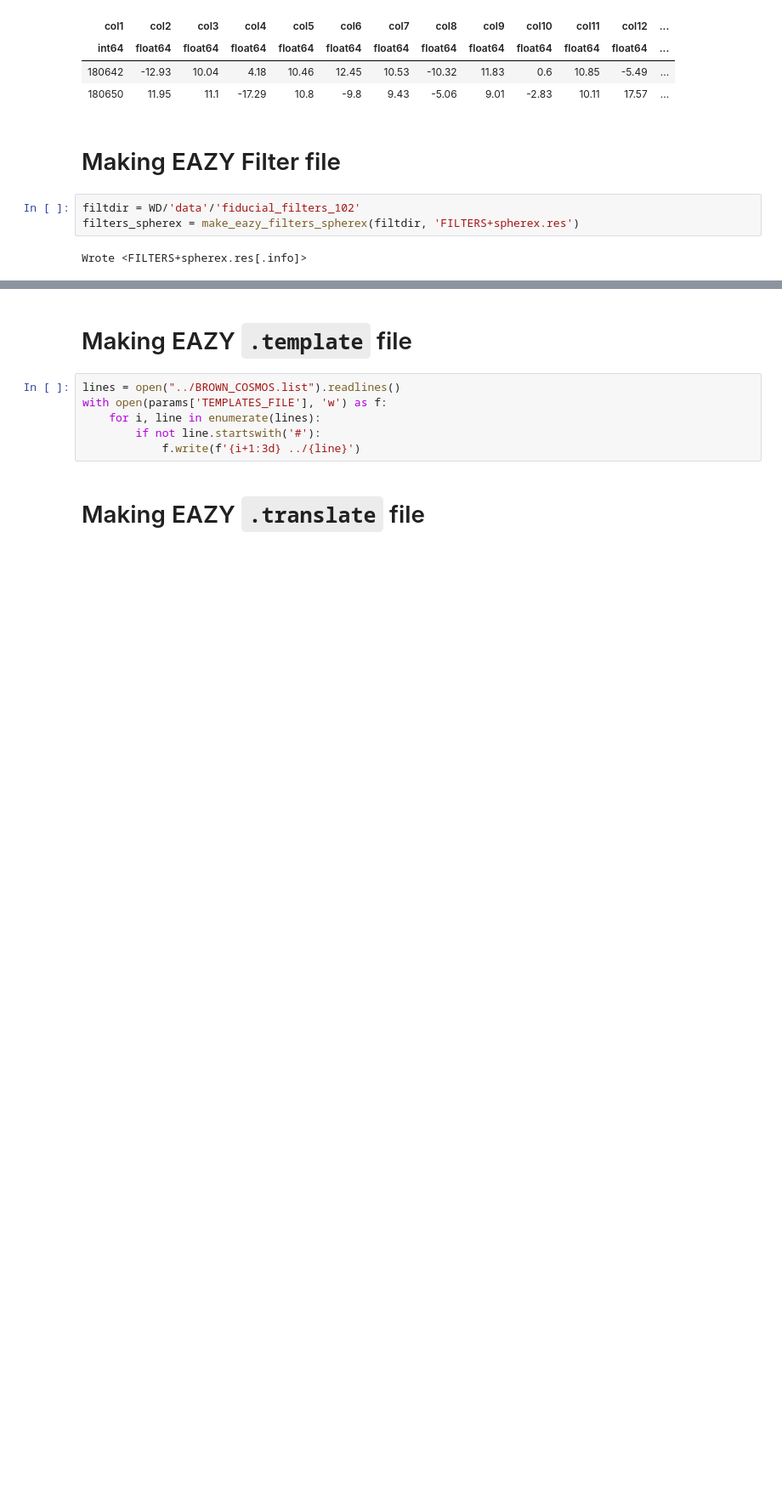
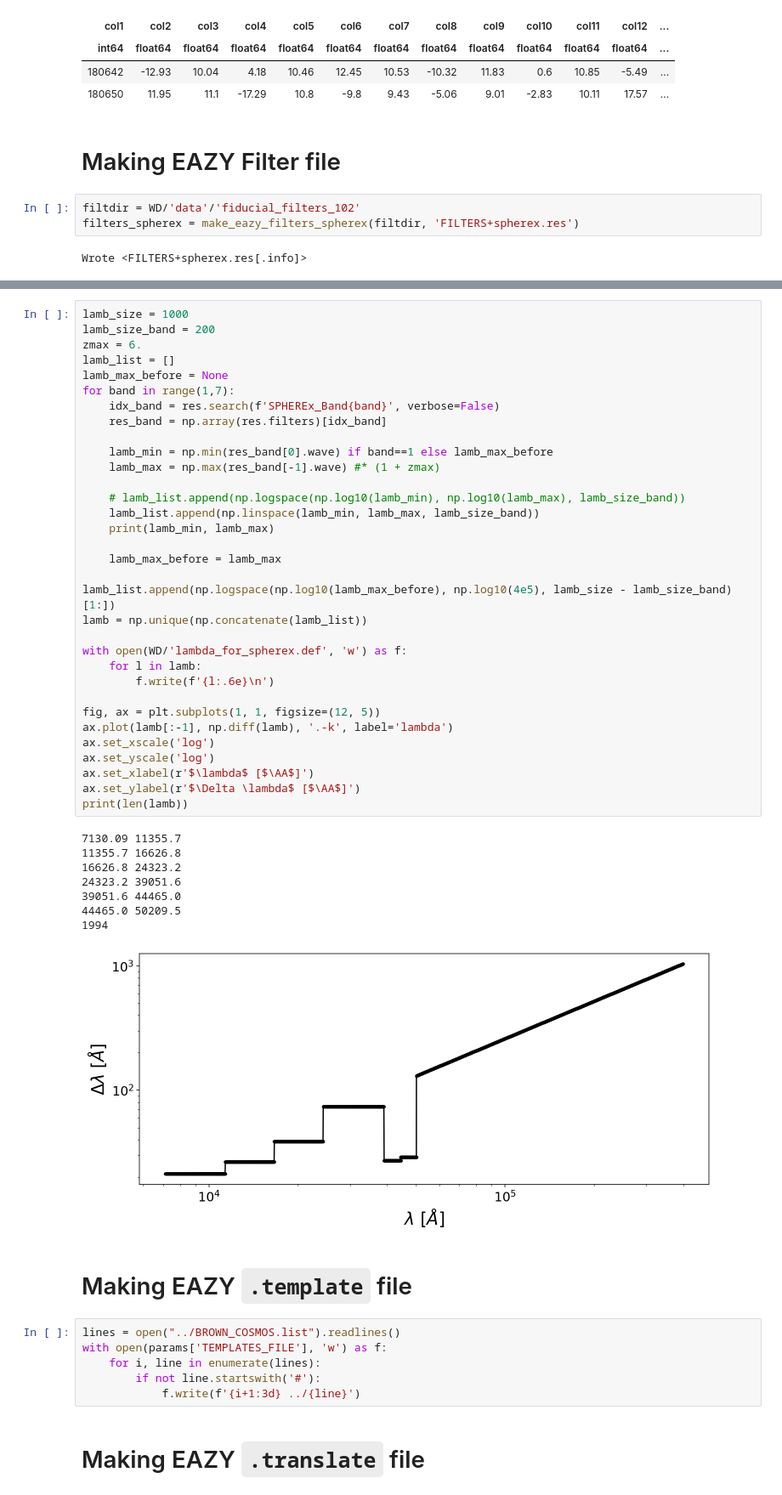
Before and after one commit to hbahk/spherex-challenge, a Jupyter notebook: challenge/run.ipynb, the cells around one changed output, grey strips where cells are left out. Shown at 85% size. Drawn from its saved outputs; the diff is of its cells as text; blank space fills up the shorter version.

Commit message:
lambda

```diff
--- a/challenge/run.ipynb
+++ b/challenge/run.ipynb
@@ -95,3 +114,45 @@ translate_filename = 'spherex.translate'
+# %%
+lamb_size = 1000
+lamb_size_band = 200
+zmax = 6.
+lamb_list = []
+lamb_max_before = None
+for band in range(1,7):
+    idx_band = res.search(f'SPHEREx_Band{band}', verbose=False)
+    res_band = np.array(res.filters)[idx_band]
+
+    lamb_min = np.min(res_band[0].wave) if band==1 else lamb_max_before
+    lamb_max = np.max(res_band[-1].wave) #* (1 + zmax)
+
+    # lamb_list.append(np.logspace(np.log10(lamb_min), np.log10(lamb_max), lamb_size_band))
+    lamb_list.append(np.linspace(lamb_min, lamb_max, lamb_size_band))
+    print(lamb_min, lamb_max)
+
+    lamb_max_before = lamb_max
+
+lamb_list.append(np.logspace(np.log10(lamb_max_before), np.log10(4e5), lamb_size - lamb_size_band)[1:])
+lamb = np.unique(np.concatenate(lamb_list))
+
+with open(WD/'lambda_for_spherex.def', 'w') as f:
+    for l in lamb:
+        f.write(f'{l:.6e}\n')
+
+fig, ax = plt.subplots(1, 1, figsize=(12, 5))
+ax.plot(lamb[:-1], np.diff(lamb), '.-k', label='lambda')
+ax.set_xscale('log')
+ax.set_yscale('log')
+ax.set_xlabel(r'$\lambda$ [$\AA$]')
+ax.set_ylabel(r'$\Delta \lambda$ [$\AA$]')
+print(len(lamb))
+# %% [output]
+7130.09 11355.7
+11355.7 16626.8
+16626.8 24323.2
+24323.2 39051.6
+39051.6 44465.0
+44465.0 50209.5
+1994
+[figure, added]
 # %% [markdown]
 # Making EAZY `.template` file
 # %%
```
Also changed, not shown: parts of 5 cells of this notebook, 2 other files.
